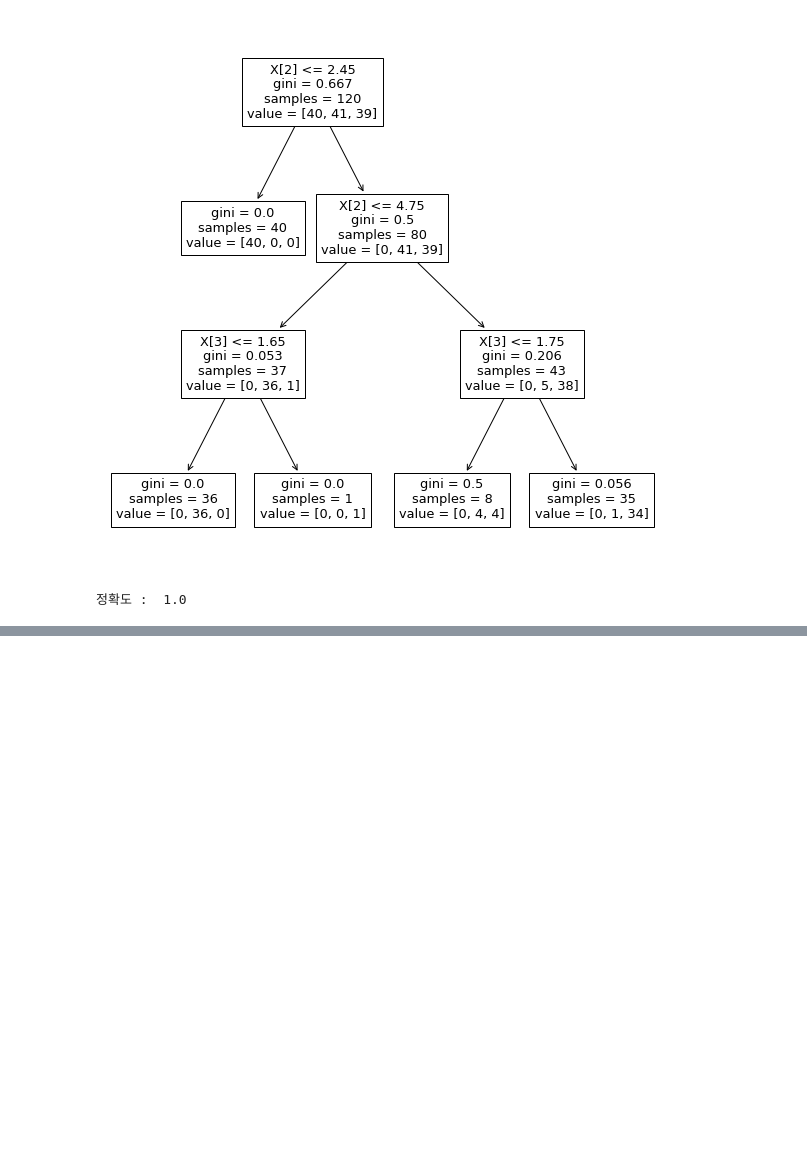
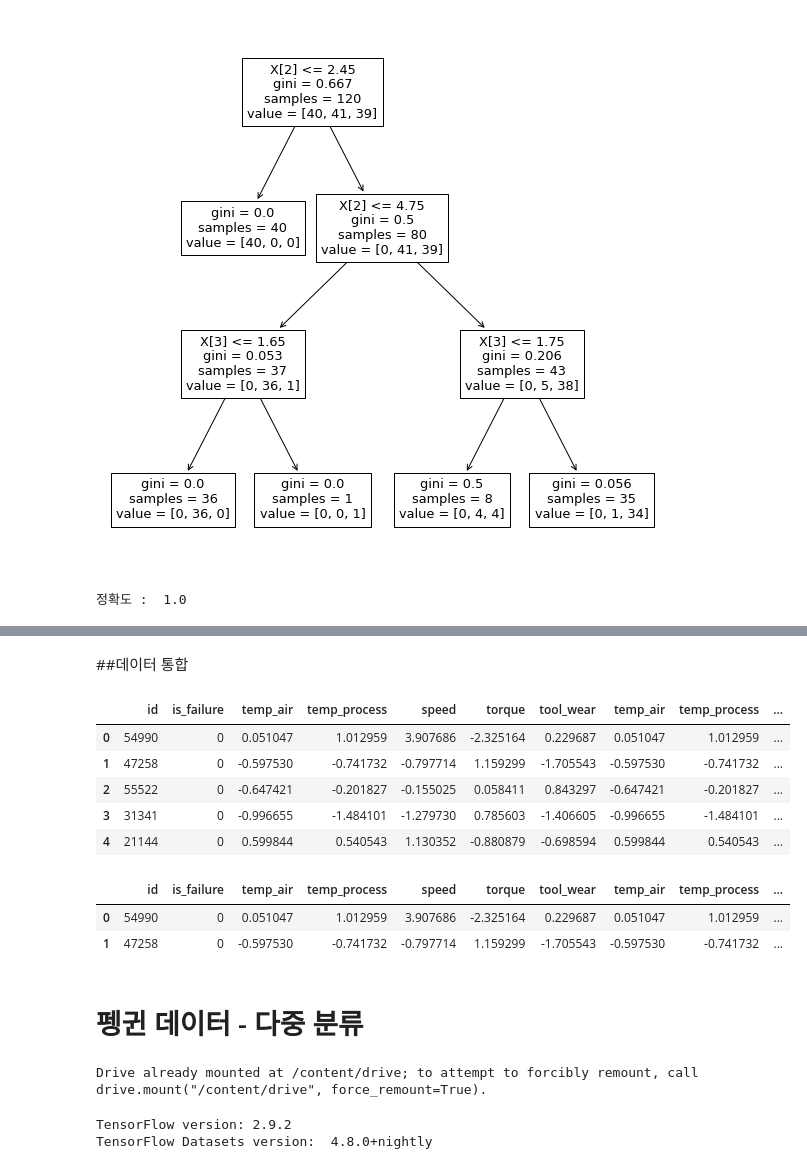
Before and after one commit to bogicho/FlyAI-5, a Jupyter notebook: Day4_AI기초.ipynb, the cells around one changed output, grey strips where cells are left out. Saved outputs shown, nothing was run; the diff lists cells and outputs as text; code cells hidden in the pictures; blank space fills up the shorter version.

```diff
--- a/Day4_AI기초.ipynb
+++ b/Day4_AI기초.ipynb
@@ -77,0 +185,4 @@ print("정확도 : ", acc)
+# %%
+import pandas as pd
+df = pd.read_csv('machine_failure.csv')
+df.head()
@@ -77,0 +225,6 @@ print("정확도 : ", acc)
+# %%
+df_train, df_test = train_test_split(df,
+                                     train_size=0.7,
+                                     random_state=100,
+                                     stratify=df["type"])
+len(df_train), len(df_test)
@@ -77,0 +270,12 @@ print("정확도 : ", acc)
+# %%
+from sklearn.preprocessing import StandardScaler # Import the StandardScaler class
+
+ls_drop_cols = ["id", "type", "is_failure"]
+model_nor = StandardScaler().fit(df_train.drop(columns = ls_drop_cols))
+arr_train_nor = model_nor.transform(df_train.drop(columns = ls_drop_cols))
+arr_test_nor  = model_nor.transform(df_test.drop(columns = ls_drop_cols))
+
+df_train_nor = pd.DataFrame(arr_train_nor,
+                            columns = df_train.drop(columns = ls_drop_cols).columns)
+df_test_nor = pd.DataFrame(arr_test_nor,
+                           columns = df_test.drop(columns = ls_drop_cols).columns)
@@ -77,0 +300,37 @@ print("정확도 : ", acc)
+# %% [markdown]
+##데이터 통합
+# %%
+df_train_bind = pd.concat([df_train[["id", "is_failure"]].reset_index(drop = True),
+                           df_train_nor,
+                           df_train_nor],
+                          axis = 1)
+df_test_bind = pd.concat([df_test[["id", "is_failure"]].reset_index(drop = True),
+                          df_test_nor,
+                          df_test_nor],
+                         axis = 1)
+# %%
+df_train_bind.head()
+# %% [output]
+|  | id | is_failure | temp_air | temp_process | speed | torque | tool_wear | temp_air | temp_process | ... |
+| 0 | 54990 | 0 | 0.051047 | 1.012959 | 3.907686 | -2.325164 | 0.229687 | 0.051047 | 1.012959 | ... |
+| 1 | 47258 | 0 | -0.597530 | -0.741732 | -0.797714 | 1.159299 | -1.705543 | -0.597530 | -0.741732 | ... |
+| 2 | 55522 | 0 | -0.647421 | -0.201827 | -0.155025 | 0.058411 | 0.843297 | -0.647421 | -0.201827 | ... |
+| 3 | 31341 | 0 | -0.996655 | -1.484101 | -1.279730 | 0.785603 | -1.406605 | -0.996655 | -1.484101 | ... |
+| 4 | 21144 | 0 | 0.599844 | 0.540543 | 1.130352 | -0.880879 | -0.698594 | 0.599844 | 0.540543 | ... |
+# %%
+df_train_bind["Xgrp"] = "train"
+df_test_bind["Xgrp"] = "test"
+df_bind = pd.concat([df_train_bind, df_test_bind])
+df_bind = df_bind.reset_index(drop = True)
+df_bind.head(2)
+# %% [output]
+|  | id | is_failure | temp_air | temp_process | speed | torque | tool_wear | temp_air | temp_process | ... |
+| 0 | 54990 | 0 | 0.051047 | 1.012959 | 3.907686 | -2.325164 | 0.229687 | 0.051047 | 1.012959 | ... |
+| 1 | 47258 | 0 | -0.597530 | -0.741732 | -0.797714 | 1.159299 | -1.705543 | -0.597530 | -0.741732 | ... |
+# %% [markdown]
+# 펭귄 데이터 - 다중 분류
+# %%
+from google.colab import drive
+drive.mount('/content/drive')
+# %% [output]
+Drive already mounted at /content/drive; to attempt to forcibly remount, call drive.mount("/content/drive", force_remount=True).
@@ -77,0 +339,13 @@ print("정확도 : ", acc)
+# %%
+# 모듈 설치
+
+import os
+import tensorflow as tf
+import tensorflow_datasets as tfds
+import matplotlib.pyplot as plt
+
+print("TensorFlow version: {}".format(tf.__version__))
+print("TensorFlow Datasets version: ",tfds.__version__)
+# %% [output]
+TensorFlow version: 2.9.2
+TensorFlow Datasets version:  4.8.0+nightly
```
Also changed, not shown: parts of 68 cells of this notebook.
